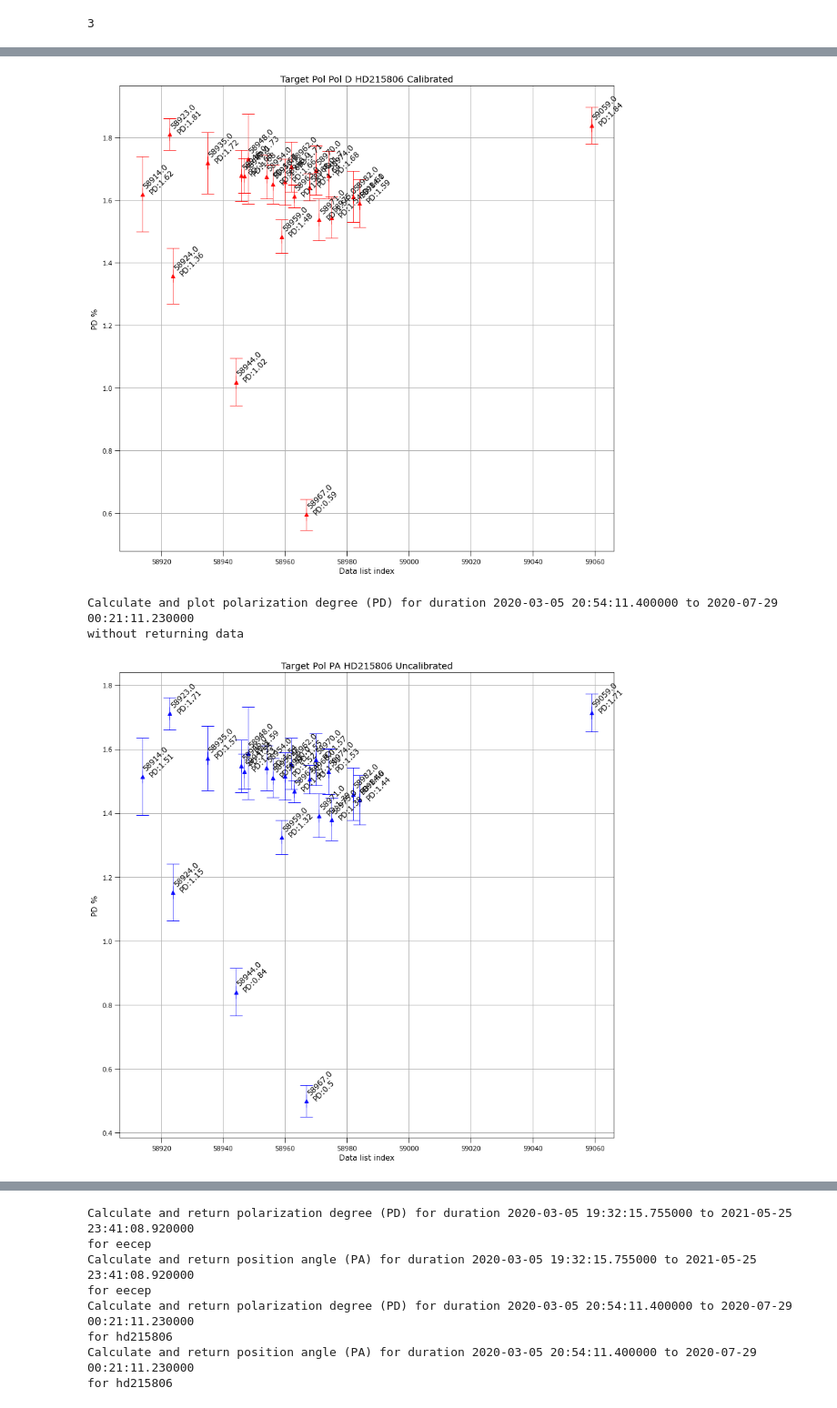
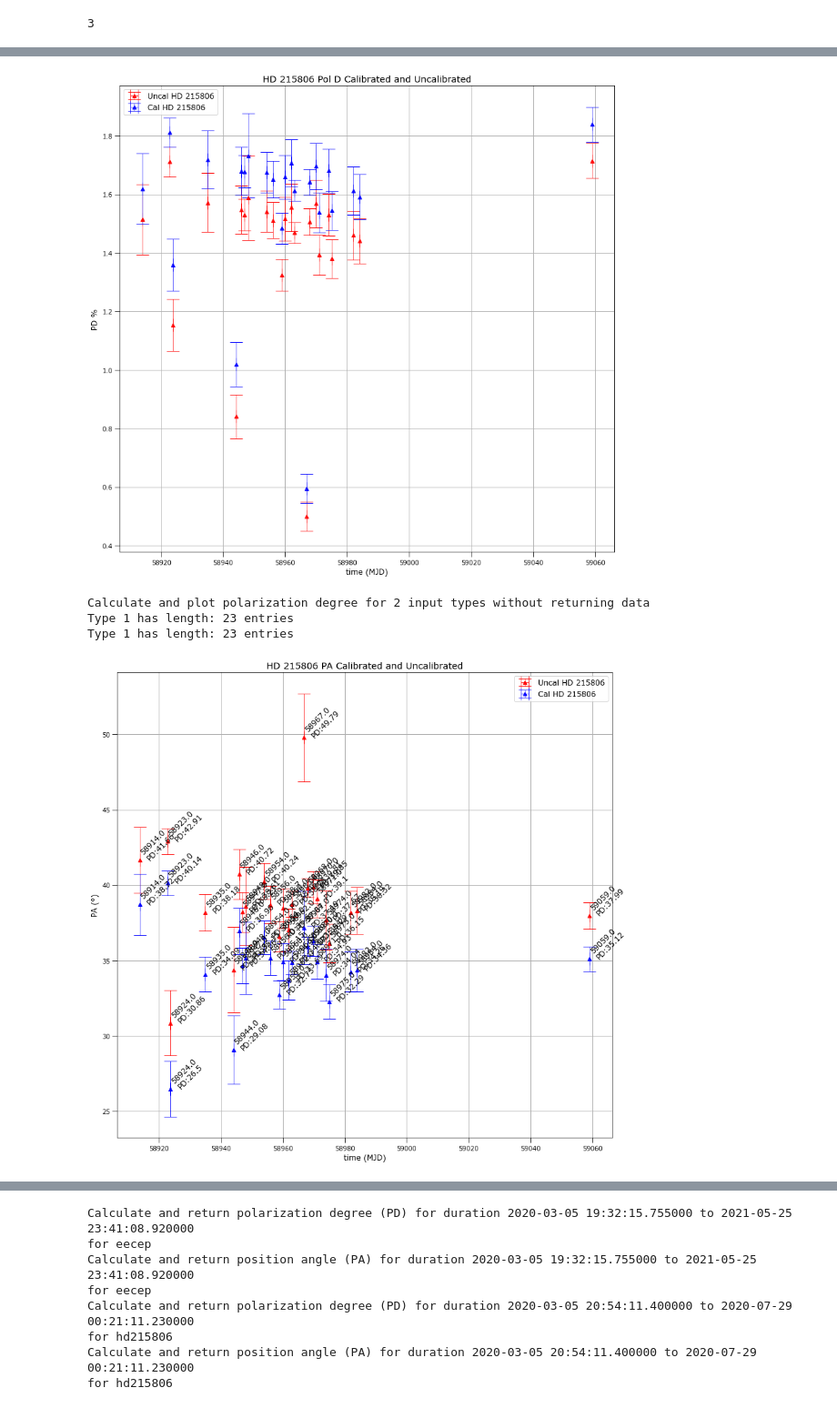
Before and after one commit to coderXmachina2/Suhora_polarimety, a Jupyter notebook: polarimetry_3.ipynb, the cells around one changed output, grey strips where cells are left out. Shown at 91% size. Cells and saved outputs as stored; diff of their text form; code cells hidden in the pictures.

```diff
--- a/polarimetry_3.ipynb
+++ b/polarimetry_3.ipynb
@@ -88,12 +101,19 @@ print("Checking Dimensions Expectation (Variable):",
 Checking Dimensions Expectation (2): 2 2 2 2
 Checking Dimensions Expectation (Variable): 41 7 23 7
 # %%
+#Calibration process verbose pipeline needs rethinking
 #Calibrate EECep
 cal_prod_EECep = funcs_calib_and_plot.calib_pipe(data_EECep,
                                            data_g191,
-                                           verbose_plot_zpol=False)
+                                           list_index_unstable_data=[1, -1])
 
 #Calibrate HD2158
 cal_prod_hd2158 = funcs_calib_and_plot.calib_pipe(data_hd2158,
                                            data_g191,
-                                           verbose_plot_zpol=False)
+                                           list_index_unstable_data=[1, -1])
+
+#Calibration process verbose pipeline needs rethinking
+#Calibrate EECep
+cal_prod_oj287 = funcs_calib_and_plot.calib_pipe(data_oj287,
+                                           data_g191,
+                                           list_index_unstable_data=[1, -1])
@@ -187,16 +171,18 @@ without returning data
 # %%
 #High Pol HD2158
-funcs_polarimetry.calc_pd2(np.array(cal_prod_hd2158)[:,:],
-                           'Target Pol Pol D HD215806 Calibrated',
-                           'red',
+funcs_polarimetry.calc_pd2([np.array(data_hd2158),
+                            np.array(cal_prod_hd2158)],
+                           plot_legend=['Uncal HD 215806', 'Cal HD 215806'],
+                           plot_title='HD 215806 Pol D Calibrated and Uncalibrated',
                            perc_arg=True,
                            verbose_calc_pd=False,
-                           verbose_data=True)
+                           verbose_data=False)
 
-funcs_polarimetry.calc_pd2(np.array(data_hd2158)[:,:],
-                           'Target Pol PA HD215806 Uncalibrated',
-                           'blue',
-                           perc_arg=True,
-                           verbose_calc_pd=False,
-                           verbose_data=True)
+funcs_polarimetry.calc_pa2([np.array(data_hd2158),
+                            np.array(cal_prod_hd2158)],
+                            plot_legend=['Uncal HD 215806', 'Cal HD 215806'],
+                            plot_title='HD 215806 PA Calibrated and Uncalibrated',
+                            deg_arg=True,
+                            verbose_calc_pa=False,
+                            verbose_data=True)
 # %% [output]
@@ -205,4 +192,5 @@ without returning data
-[figure, old version]
+[figure, new version]
-Calculate and plot polarization degree (PD) for duration 2020-03-05 20:54:11.400000 to 2020-07-29 00:21:11.230000
-without returning data
+Calculate and plot polarization degree for 2 input types without returning data
+Type 1 has length: 23 entries
+Type 1 has length: 23 entries
-[figure, old version]
+[figure, new version]
```
Also changed, not shown: parts of 28 cells of this notebook, 2 other files.
